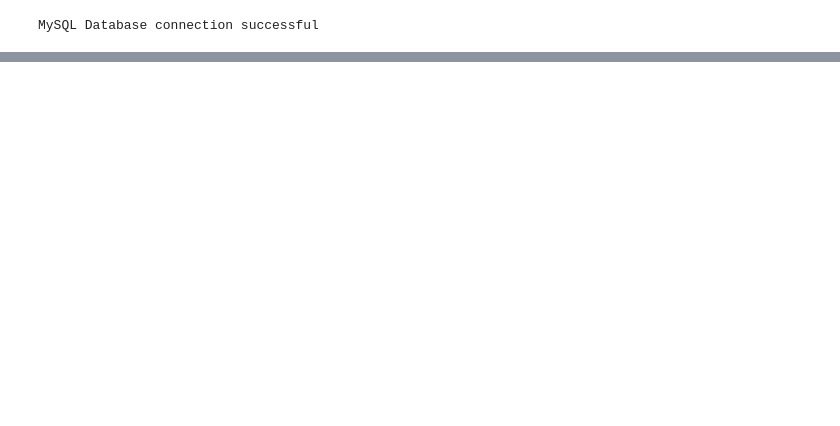
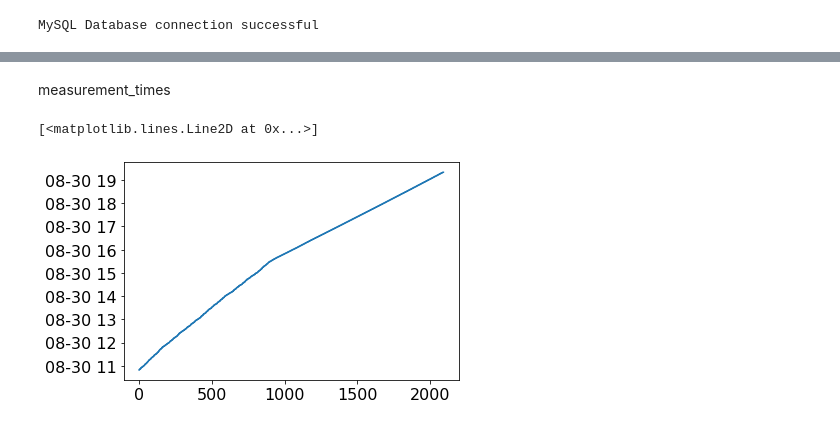
Before and after one commit to Polarization-Lab/IRCSP-Payload, a Jupyter notebook: DataManagement/make_database-telemetry.ipynb, the cells around one changed output, grey strips where cells are left out. Cells and saved outputs as stored; diff of their text form; code cells hidden in the pictures; blank space fills up the shorter version.

```diff
--- a/DataManagement/make_database-telemetry.ipynb
+++ b/DataManagement/make_database-telemetry.ipynb
@@ -89,0 +114,4 @@ plt.show()
+# %%
+time_delta  = np.array(df_time - df_time.loc[895])
+t0 = df['datetime'].loc[0]
+time_delta
@@ -89,0 +126,12 @@ plt.show()
+# %%
+measurement_times = []
+for i in range(len(time_delta)):
+    t = t0 + np.sign(time_delta[i][0])*pd.to_timedelta(np.abs(np.round(time_delta[i][0])), unit='m')+ np.sign(time_delta[i][0])*pd.to_timedelta(math.modf(time_delta[i][0])[1], unit='s')
+    measurement_times.append(t)
+# %% [markdown]
+measurement_times
+# %%
+plt.plot(measurement_times)
+# %% [output]
+[<matplotlib.lines.Line2D at 0x...>]
+[figure, added]
```
Also changed, not shown: parts of 12 cells of this notebook, 2 other files.
